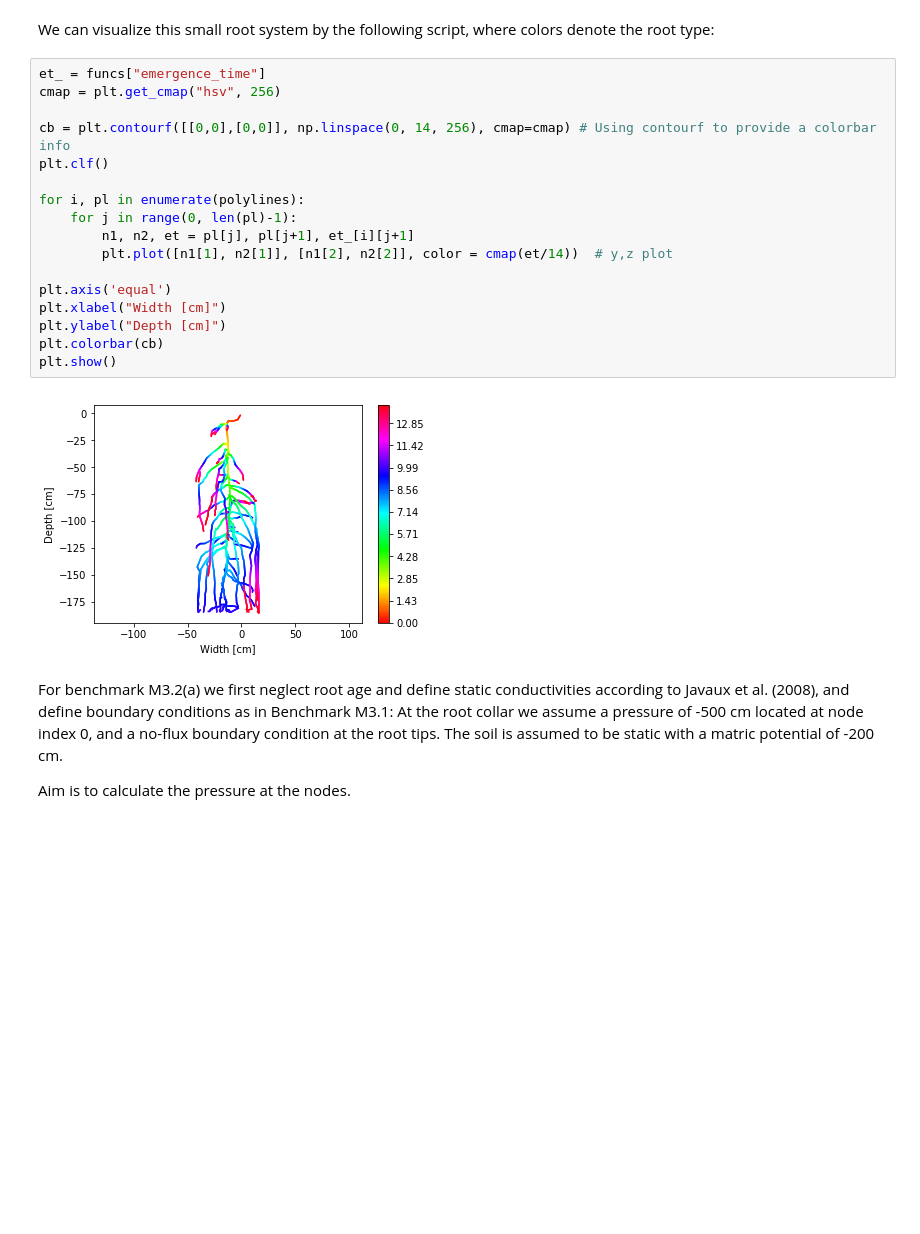
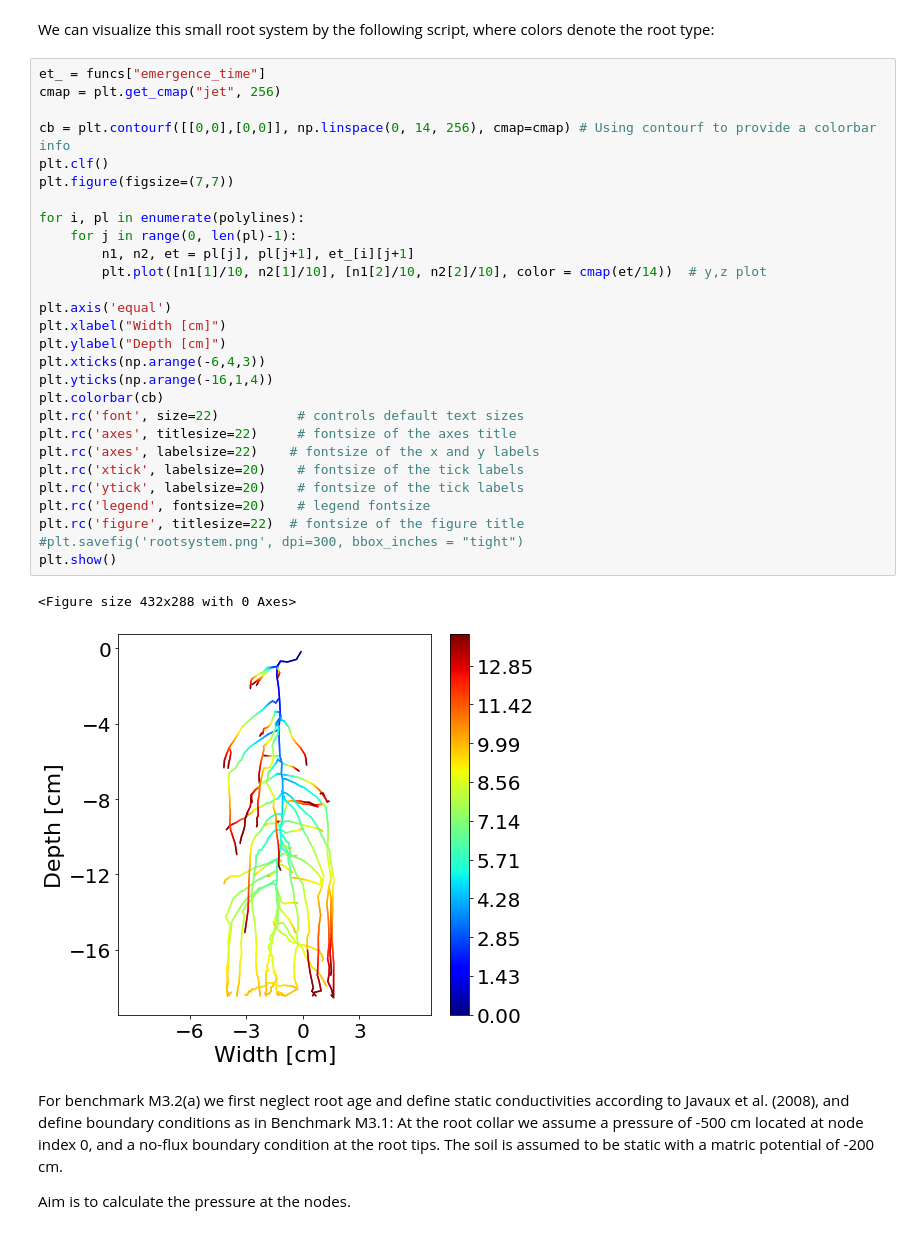
Before and after one commit to RSA-benchmarks/collaborative-comparison, a Jupyter notebook: Water flow in roots.ipynb, the cells around one changed output. Drawn from its saved outputs; the diff is of its cells as text; blank space fills up the shorter version.

Commit message:
made plots nicer

```diff
--- a/Water flow in roots.ipynb
+++ b/Water flow in roots.ipynb
@@ -161,23 +161,35 @@ Functions:
 We can visualize this small root system by the following script, where colors denote the root type:
 # %%
 et_ = funcs["emergence_time"]
-cmap = plt.get_cmap("hsv", 256)
+cmap = plt.get_cmap("jet", 256)
 
 cb = plt.contourf([[0,0],[0,0]], np.linspace(0, 14, 256), cmap=cmap) # Using contourf to provide a colorbar info
 plt.clf()
+plt.figure(figsize=(7,7))
 
 for i, pl in enumerate(polylines):
     for j in range(0, len(pl)-1):
         n1, n2, et = pl[j], pl[j+1], et_[i][j+1]
-        plt.plot([n1[1], n2[1]], [n1[2], n2[2]], color = cmap(et/14))  # y,z plot
+        plt.plot([n1[1]/10, n2[1]/10], [n1[2]/10, n2[2]/10], color = cmap(et/14))  # y,z plot
 
 plt.axis('equal')
 plt.xlabel("Width [cm]")
 plt.ylabel("Depth [cm]")
+plt.xticks(np.arange(-6,4,3))
+plt.yticks(np.arange(-16,1,4))
 plt.colorbar(cb)
+plt.rc('font', size=22)          # controls default text sizes
+plt.rc('axes', titlesize=22)     # fontsize of the axes title
+plt.rc('axes', labelsize=22)    # fontsize of the x and y labels
+plt.rc('xtick', labelsize=20)    # fontsize of the tick labels
+plt.rc('ytick', labelsize=20)    # fontsize of the tick labels
+plt.rc('legend', fontsize=20)    # legend fontsize
+plt.rc('figure', titlesize=22)  # fontsize of the figure title
+#plt.savefig('rootsystem.png', dpi=300, bbox_inches = "tight")
 plt.show()
 # %% [output]
+<Figure size 432x288 with 0 Axes>
-[figure, old version]
+[figure, new version]
 # %% [markdown]
 For benchmark M3.2(a) we first neglect root age and define static conductivities according to Javaux et al. (2008), and define boundary conditions as in Benchmark M3.1: At the root collar we assume a pressure of -500 cm located at node index 0, and a no-flux boundary condition at the root tips. The soil is assumed to be static with a matric potential of -200 cm.
 
```
Also changed, not shown: parts of 4 cells of this notebook.
